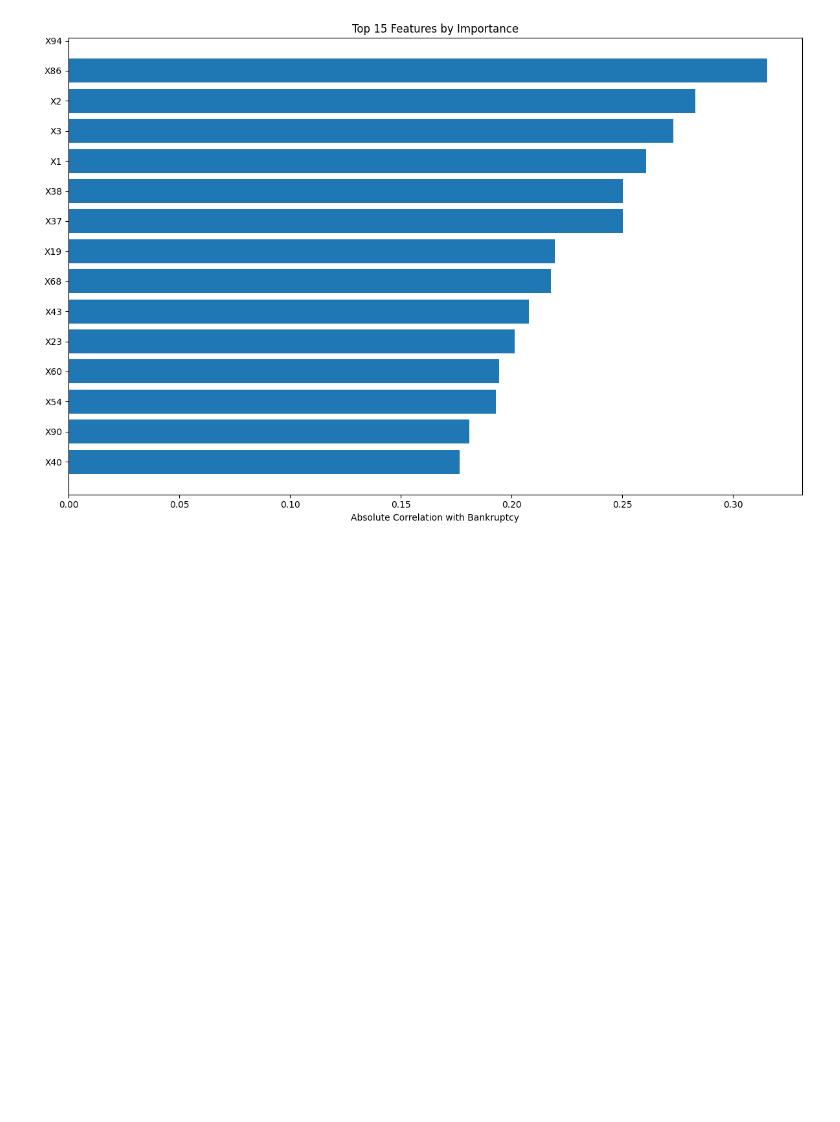
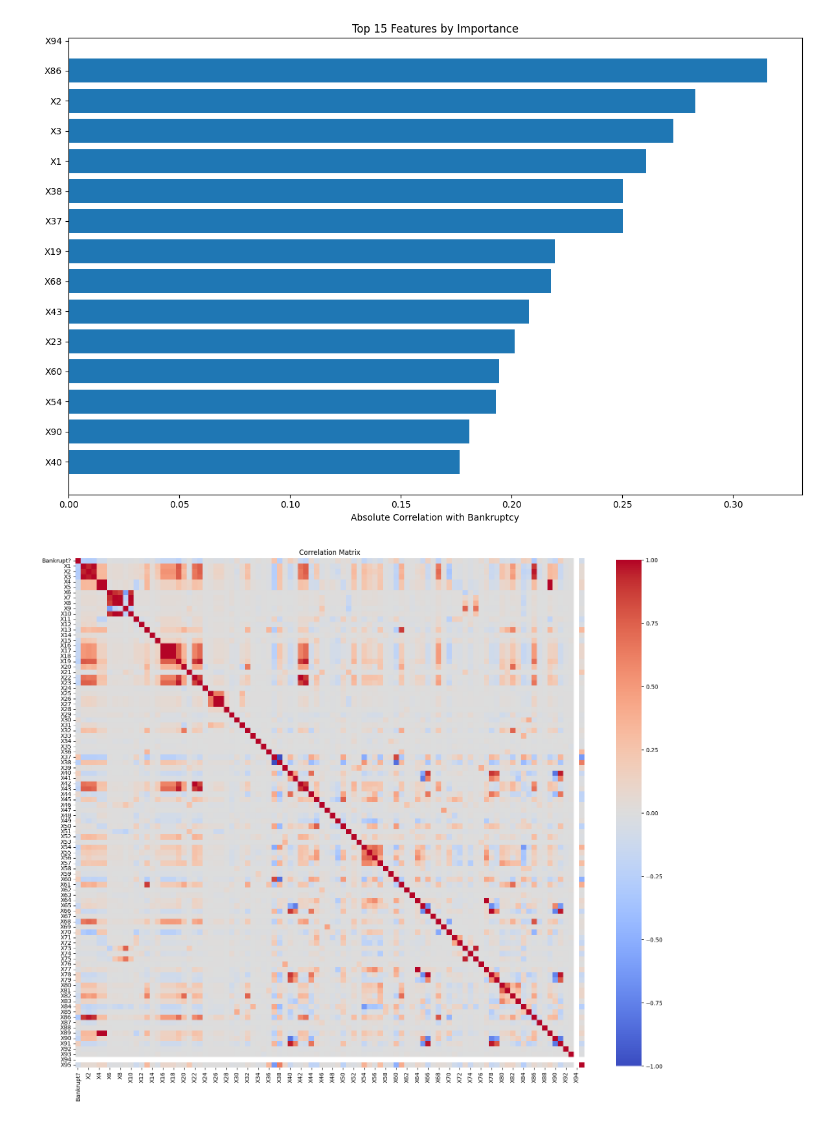
Before and after one commit to TeranG710/GORTFinal, a Jupyter notebook: bankrupt.ipynb, the cells around one changed output. Drawn from its saved outputs; the diff is of its cells as text; code cells hidden in the pictures; blank space fills up the shorter version.

Commit message:
markdown chart

```diff
--- a/bankrupt.ipynb
+++ b/bankrupt.ipynb
@@ -116,3 +118,11 @@ train_set, test_set = split_data(data)
 
 **9. Document what you have learned**
 - placeholder
+# %%
+# Using column names from the file
+feature_names = ["Bankrupt?"]
+for i in range(1, 96):
+    feature_names.append(f"X{i}")
+
+# Convert NumPy array to pandas DataFrame
+df = pd.DataFrame(data, columns=feature_names)
@@ -138,3 +269,14 @@ Standard deviation: [0.17669722 0.06068119 0.06561522 0.06159029 0.01693257]...
 Min values: [0. 0. 0. 0. 0.]...
 
 Max values: [1. 1. 1. 1. 1.]...
+# %%
+# Basic data exploration
+print("Data shape:", data.shape)
+print("Feature names:", feature_names)
+# Create a DataFrame for better visualization
+df = pd.DataFrame(data, columns=feature_names)
+print("First 5 rows of the dataset:")
+print(df.head())
+# Check for missing values
+print("Missing values in the dataset:")
+print(df.isnull().sum())
@@ -214,3 +374,11 @@ plt.tight_layout()
 plt.show()
 # %% [output]
 [figure]
+# %%
+#correlation matrix
+plt.figure(figsize=(20, 20))
+sns.heatmap(df.corr(), annot=False, fmt=".2f", cmap='coolwarm', square=True, cbar_kws={"shrink": .8})
+plt.title('Correlation Matrix')
+plt.show()
+# %% [output]
+[figure, added]
```
Also changed, not shown: parts of 5 cells of this notebook.
